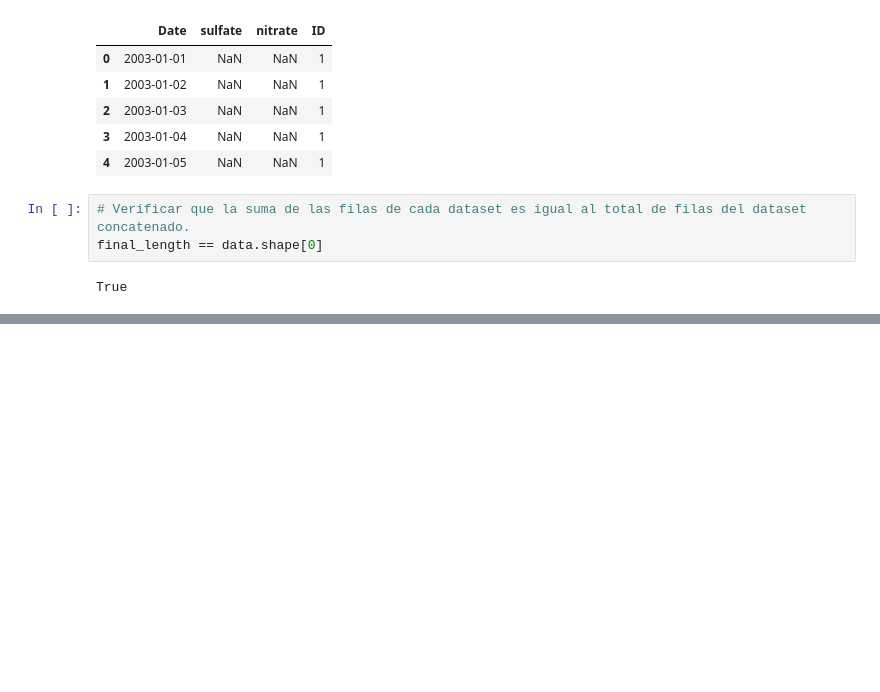
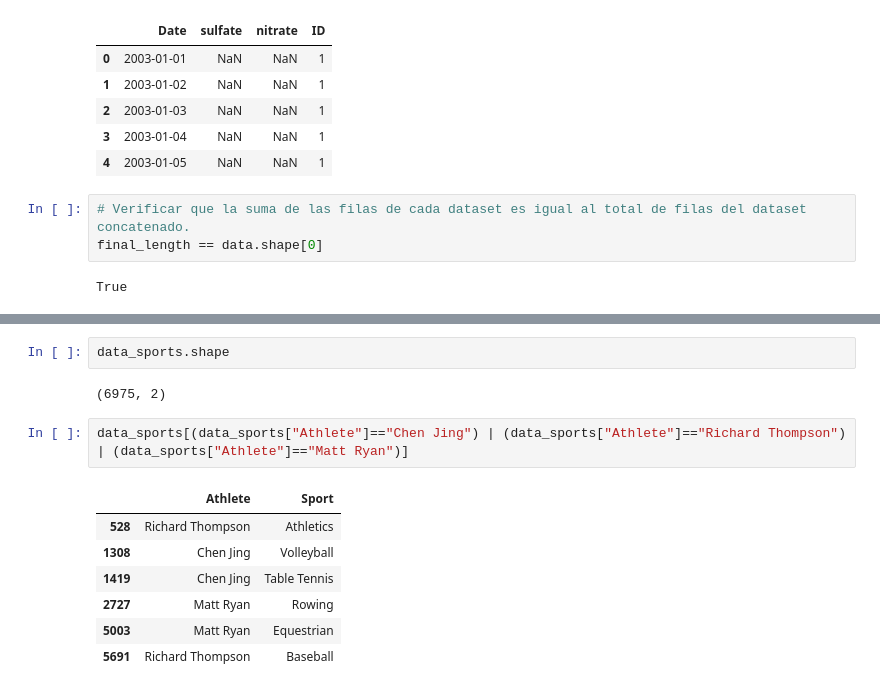
Before and after one commit to elugo00/machine-learning-python-course, a Jupyter notebook: notebooks/T2 - 4 - Data Cleaning - Concatenación de datos.ipynb, the cells around one changed output, grey strips where cells are left out. Cells and saved outputs as stored; diff of their text form; blank space fills up the shorter version.

```diff
--- a/notebooks/T2 - 4 - Data Cleaning - Concatenación de datos.ipynb
+++ b/notebooks/T2 - 4 - Data Cleaning - Concatenación de datos.ipynb
@@ -177,0 +232,14 @@ True
+# %%
+data_sports.shape
+# %% [output]
+(6975, 2)
+# %%
+data_sports[(data_sports["Athlete"]=="Chen Jing") | (data_sports["Athlete"]=="Richard Thompson") | (data_sports["Athlete"]=="Matt Ryan")]
+# %% [output]
+|  | Athlete | Sport |
+| 528 | Richard Thompson | Athletics |
+| 1308 | Chen Jing | Volleyball |
+| 1419 | Chen Jing | Table Tennis |
+| 2727 | Matt Ryan | Rowing |
+| 5003 | Matt Ryan | Equestrian |
+| 5691 | Richard Thompson | Baseball |
```
Also changed, not shown: parts of 16 cells of this notebook, 6 other files.
